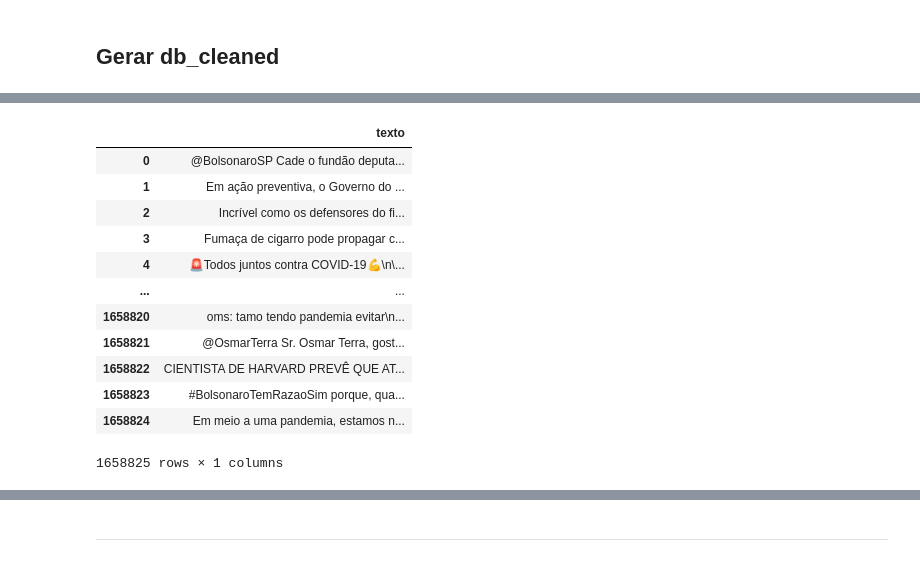
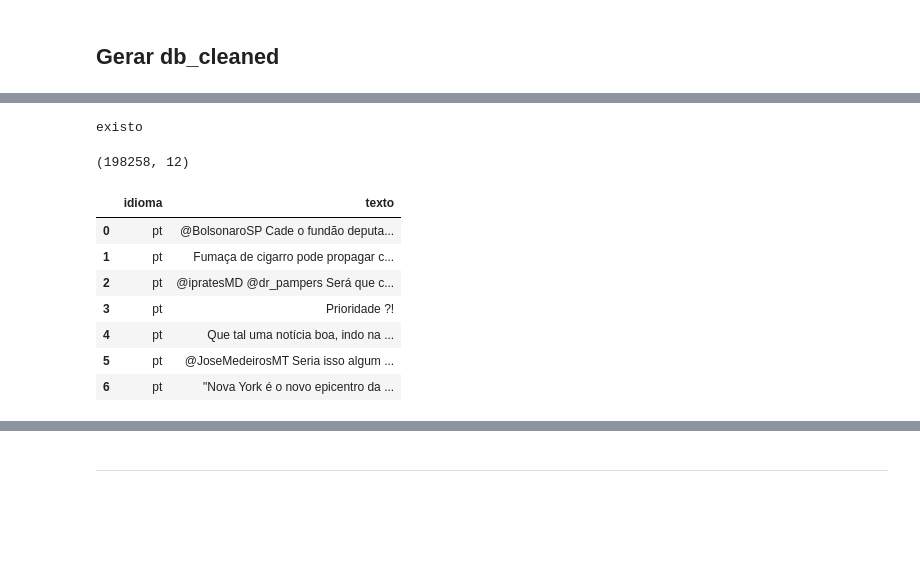
Before and after one commit to lln-cid20/prog-ciencia-dados, a Jupyter notebook: TrabalhoConjunto.ipynb, the cells around one changed output, grey strips where cells are left out. Saved outputs shown, nothing was run; the diff lists cells and outputs as text; code cells hidden in the pictures; blank space fills up the shorter version.

Commit message:
Notebook atualizado com classificação, apresentação de dados georeferenciados e outros gráficos

```diff
--- a/TrabalhoConjunto.ipynb
+++ b/TrabalhoConjunto.ipynb
@@ -346,26 +365,28 @@ duvidasDB.count
 # %%
 import os.path
 
-if not os.path.exists('/content/drive/Shared drives/modulo02/duvidasDB_cleaned.csv'):
-  data = pd.read_csv('/content/drive/Shared drives/modulo02/dados-curso-completo.csv')
-  dt_texto = data.iloc[:,[3]]
-
+if not os.path.exists('/content/drive/Shared drives/modulo02/duvidasDB_cleaned2.csv'):
+  data = pd.read_csv('/content/drive/Shared drives/modulo02/duvidasDB.csv')
+  dt_texto = data.iloc[:,[4,10]]
+  dt_texto.columns = ['idioma','texto']
 else:
   print('existo')
+# %% [output]
+existo
+# %%
+ data = pd.read_csv('/content/drive/Shared drives/modulo02/duvidasDB.csv')
+ data.shape
+# %% [output]
+(198258, 12)
 # %%
-dt_texto
+dt_texto.head(7)
 # %% [output]
-|  | texto |
-| 0 | @BolsonaroSP Cade o fundão deputa... |
-| 1 | Em ação preventiva, o Governo do ... |
-| 2 | Incrível como os defensores do fi... |
-| 3 | Fumaça de cigarro pode propagar c... |
-| 4 | 🚨Todos juntos contra COVID-19💪\n\... |
-| ... | ... |
-| 1658820 | oms: tamo tendo pandemia evitar\n... |
-| 1658821 | @OsmarTerra Sr. Osmar Terra, gost... |
-| 1658822 | CIENTISTA DE HARVARD PREVÊ QUE AT... |
-| 1658823 | #BolsonaroTemRazaoSim porque, qua... |
-| 1658824 | Em meio a uma pandemia, estamos n... |
+|  | idioma | texto |
+| 0 | pt | @BolsonaroSP Cade o fundão deputa... |
+| 1 | pt | Fumaça de cigarro pode propagar c... |
+| 2 | pt | @ipratesMD @dr_pampers Será que c... |
+| 3 | pt | Prioridade ?! |
+| 4 | pt | Que tal uma notícia boa, indo na ... |
+| 5 | pt | @JoseMedeirosMT Seria isso algum ... |
+| 6 | pt | "Nova York é o novo epicentro da ... |
-1658825 rows × 1 columns
 # %%
```
Also changed, not shown: parts of 37 cells of this notebook.
